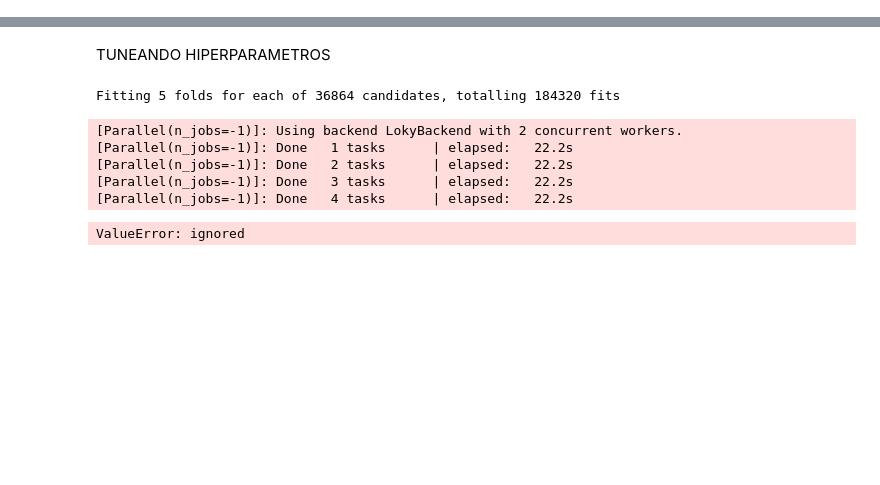
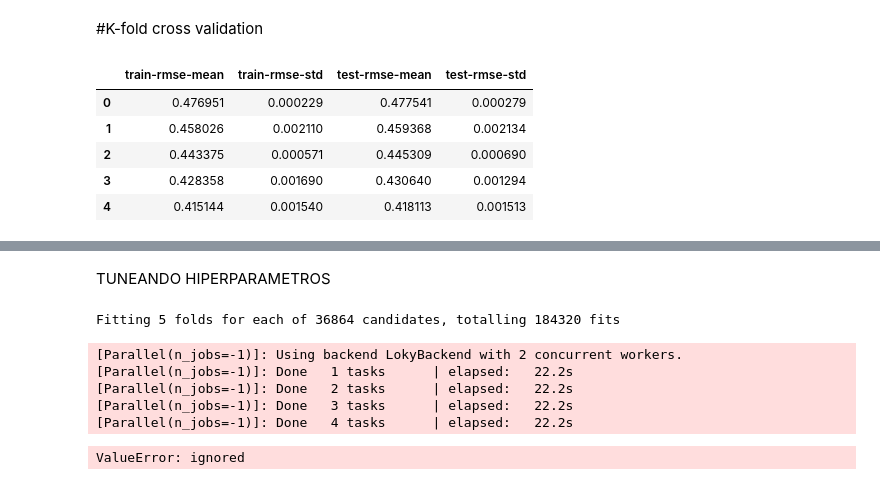
Before and after one commit to joaquinhojman/ArbolesDeDecision, a Jupyter notebook: XGBoost_with_RandomSearch.ipynb, the cells around one changed output, grey strips where cells are left out. Saved outputs shown, nothing was run; the diff lists cells and outputs as text; code cells hidden in the pictures; blank space fills up the shorter version.

```diff
--- a/XGBoost_with_RandomSearch.ipynb
+++ b/XGBoost_with_RandomSearch.ipynb
@@ -60,0 +61,20 @@ error_train
+# %% [markdown]
+#K-fold cross validation
+# %%
+data_dmatrix = xgb.DMatrix(data=x_train,label=y_train)
+# %%
+params = {"objective":"reg:squarederror",'colsample_bytree': 0.3,
+          'learning_rate': 0.1, 'max_depth': 5, 'alpha': 10}
+
+cv_results = xgb.cv(dtrain=data_dmatrix, params=params, nfold=3,
+                    num_boost_round=50, early_stopping_rounds=10,
+                    metrics="rmse", as_pandas=True, seed=123)
+# %%
+cv_results.head()
+# %% [output]
+|  | train-rmse-mean | train-rmse-std | test-rmse-mean | test-rmse-std |
+| 0 | 0.476951 | 0.000229 | 0.477541 | 0.000279 |
+| 1 | 0.458026 | 0.002110 | 0.459368 | 0.002134 |
+| 2 | 0.443375 | 0.000571 | 0.445309 | 0.000690 |
+| 3 | 0.428358 | 0.001690 | 0.430640 | 0.001294 |
+| 4 | 0.415144 | 0.001540 | 0.418113 | 0.001513 |
```
Also changed, not shown: parts of 6 cells of this notebook.
